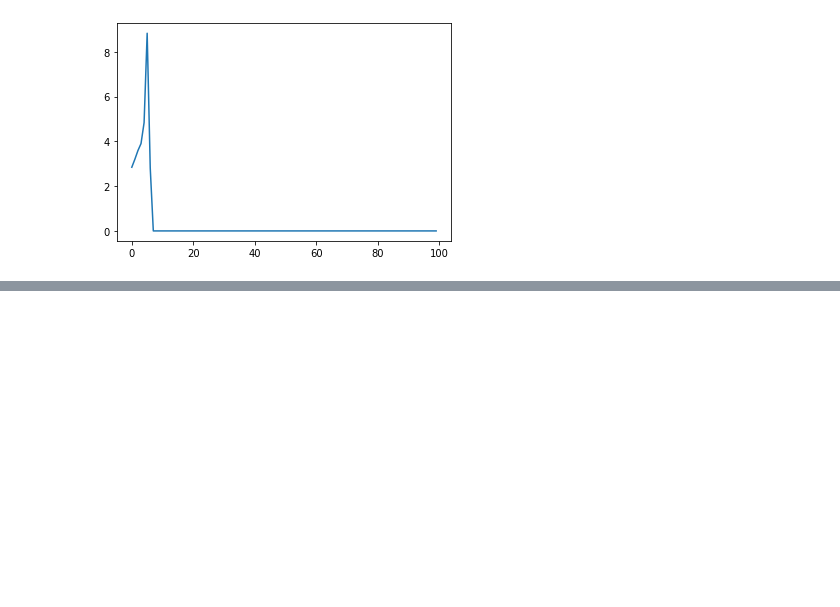
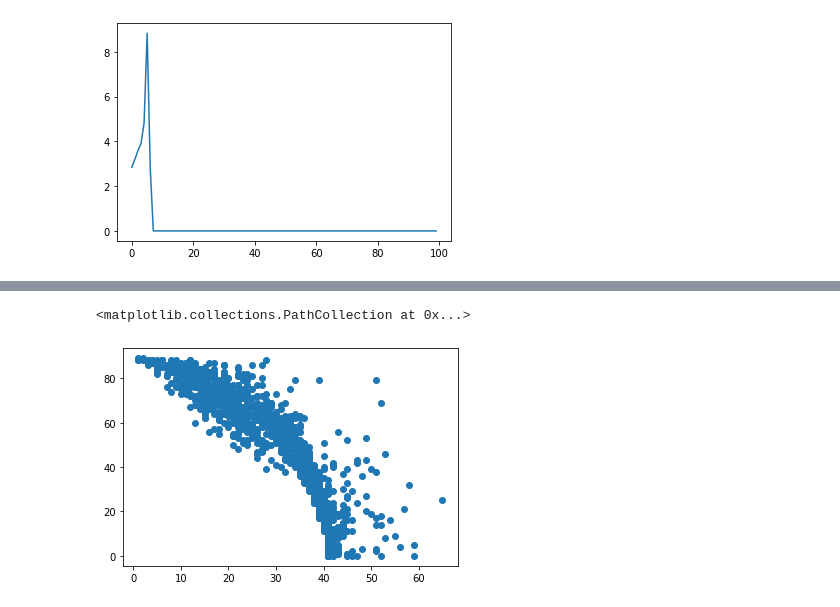
Before and after one commit to Zelenyy/phd-code, a Jupyter notebook: notebooks/16.Sattelite.ipynb, the cells around one changed output, grey strips where cells are left out. Cells and saved outputs as stored; diff of their text form; code cells hidden in the pictures; blank space fills up the shorter version.

```diff
--- a/notebooks/16.Sattelite.ipynb
+++ b/notebooks/16.Sattelite.ipynb
@@ -145,0 +106,8 @@ plt.plot(energy, grid_inter(x))
+# %%
+indx_ranges = ranges != 0.0
+# %%
+indx = np.logical_and(data["energy"] == 70.0, indx_ranges)
+plt.scatter(ranges[indx], data["theta"][indx])
+# %% [output]
+<matplotlib.collections.PathCollection at 0x...>
+[figure, added]
```
Also changed, not shown: parts of 52 cells of this notebook, 13 other files.
